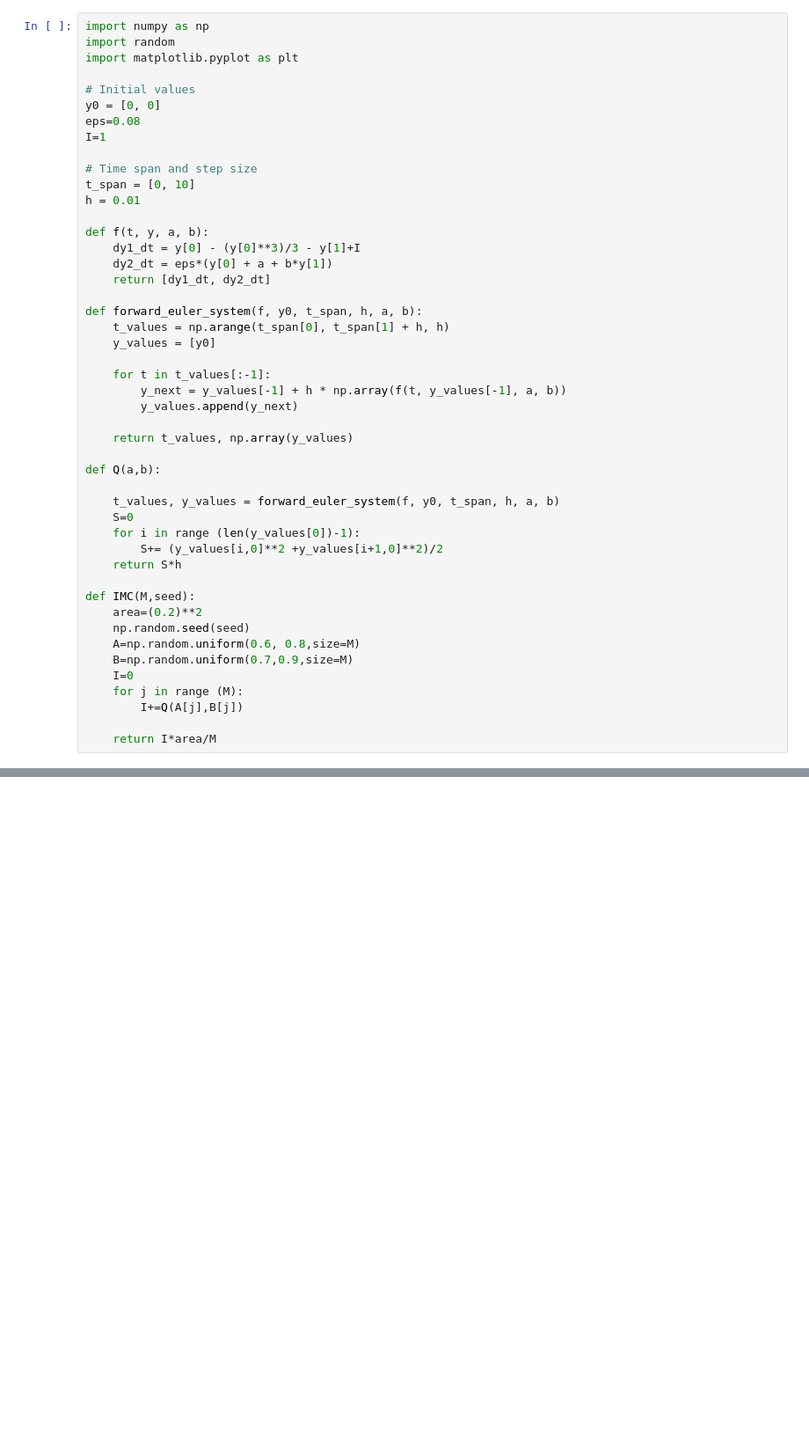
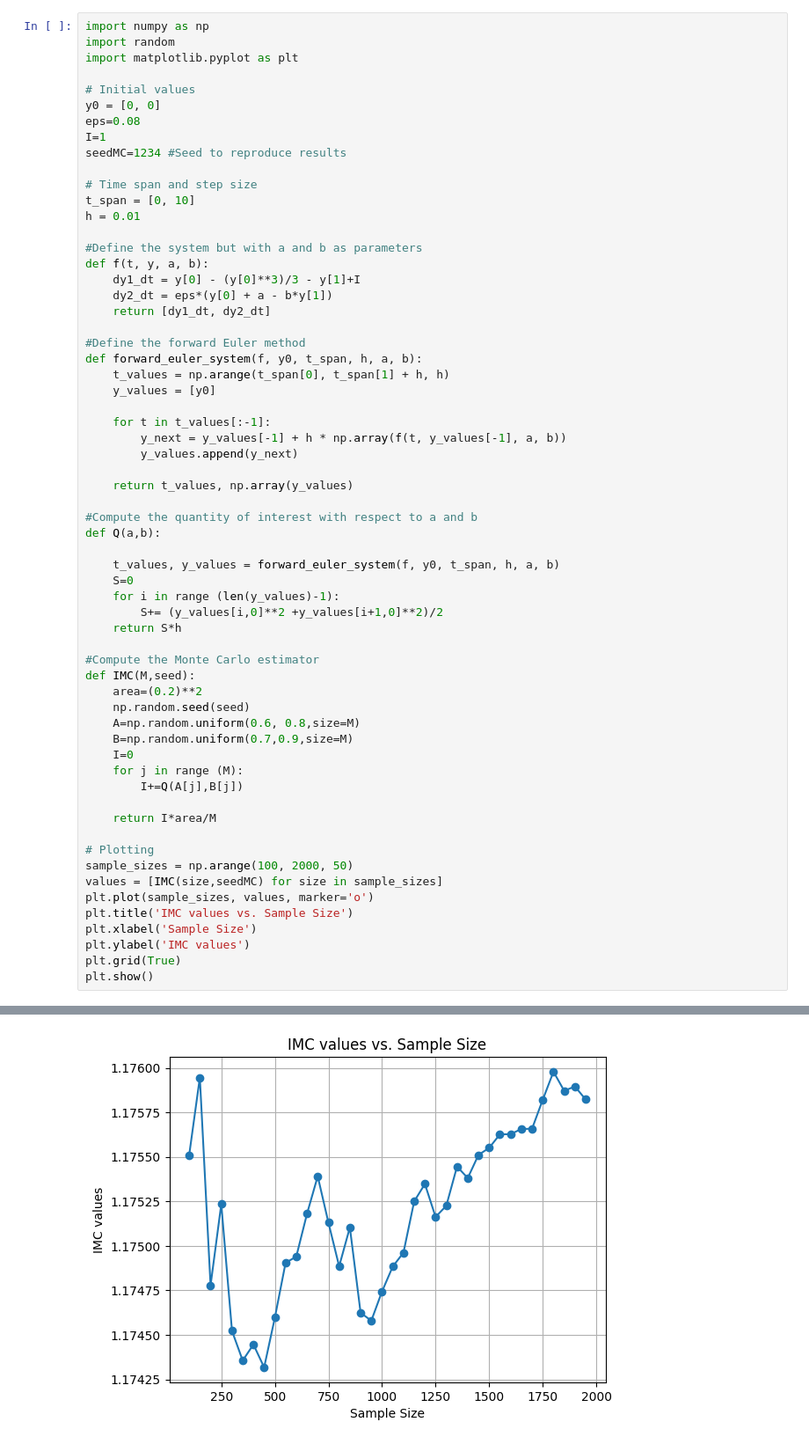
Before and after one commit to Armelle-h/Variance_reduction_Stochastic_Simulation_Project, a Jupyter notebook: Question5b).ipynb, the cells around one changed output, grey strips where cells are left out. Shown at 88% size. Drawn from its saved outputs; the diff is of its cells as text; blank space fills up the shorter version.

```diff
--- a/Question5b).ipynb
+++ b/Question5b).ipynb
@@ -71,16 +7,19 @@ import matplotlib.pyplot as plt
 y0 = [0, 0]
 eps=0.08
 I=1
+seedMC=1234 #Seed to reproduce results
 
 # Time span and step size
 t_span = [0, 10]
 h = 0.01
 
+#Define the system but with a and b as parameters
 def f(t, y, a, b):
     dy1_dt = y[0] - (y[0]**3)/3 - y[1]+I
-    dy2_dt = eps*(y[0] + a + b*y[1])
+    dy2_dt = eps*(y[0] + a - b*y[1])
     return [dy1_dt, dy2_dt]
 
+#Define the forward Euler method
 def forward_euler_system(f, y0, t_span, h, a, b):
     t_values = np.arange(t_span[0], t_span[1] + h, h)
     y_values = [y0]
@@ -91,14 +30,16 @@ def forward_euler_system(f, y0, t_span, h, a, b):
 
     return t_values, np.array(y_values)
 
+#Compute the quantity of interest with respect to a and b
 def Q(a,b):
 
     t_values, y_values = forward_euler_system(f, y0, t_span, h, a, b)
     S=0
-    for i in range (len(y_values[0])-1):
+    for i in range (len(y_values)-1):
         S+= (y_values[i,0]**2 +y_values[i+1,0]**2)/2
     return S*h
 
+#Compute the Monte Carlo estimator
 def IMC(M,seed):
     area=(0.2)**2
     np.random.seed(seed)
@@ -109,4 +50,14 @@ def IMC(M,seed):
         I+=Q(A[j],B[j])
 
     return I*area/M
+
+# Plotting
+sample_sizes = np.arange(100, 2000, 50)
+values = [IMC(size,seedMC) for size in sample_sizes]
+plt.plot(sample_sizes, values, marker='o')
+plt.title('IMC values vs. Sample Size')
+plt.xlabel('Sample Size')
+plt.ylabel('IMC values')
+plt.grid(True)
+plt.show()
 # %% [output]
@@ -114 +64,2 @@ def IMC(M,seed):
+[figure, added]
 # %%
```
Also changed, not shown: parts of 3 cells of this notebook, 2 other files.
